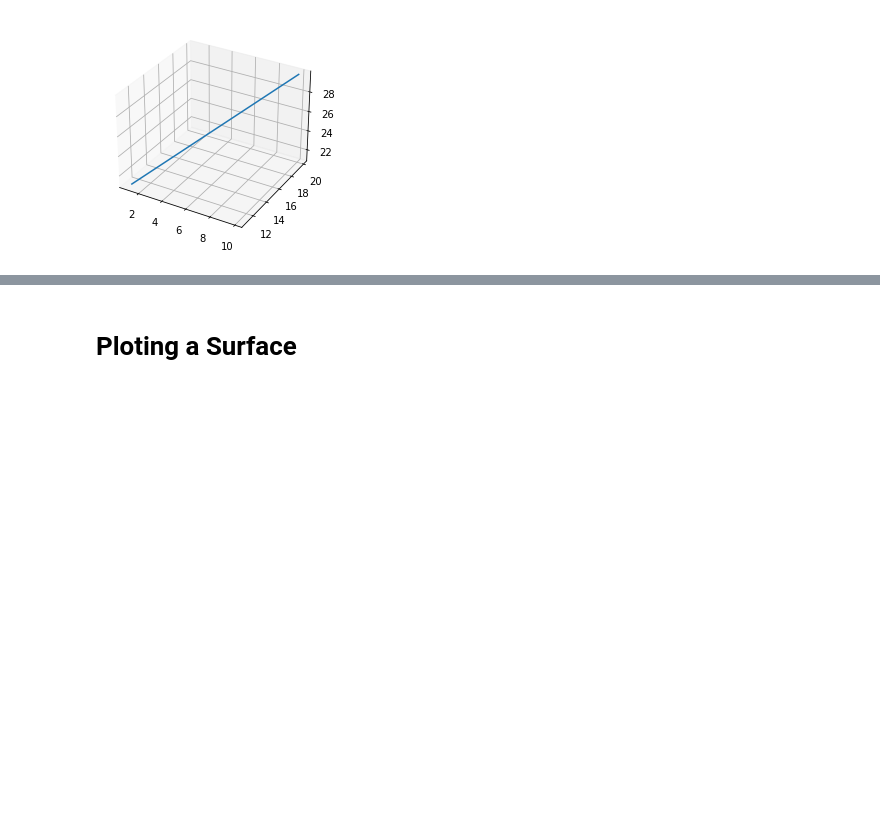
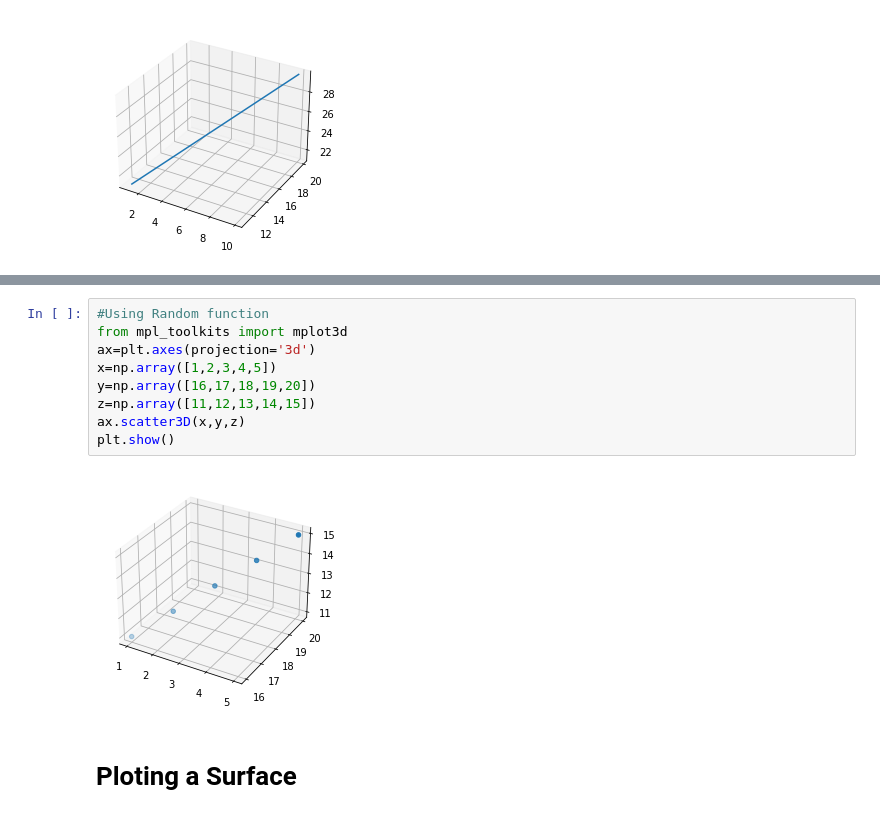
Before and after one commit to git-miji/Matplotlib, a Jupyter notebook: Matplotlib.ipynb, the cells around one changed output, grey strips where cells are left out. Saved outputs shown, nothing was run; the diff lists cells and outputs as text; blank space fills up the shorter version.

```diff
--- a/Matplotlib.ipynb
+++ b/Matplotlib.ipynb
@@ -107,3 +102,14 @@ plt.show()
+# %%
+#Using Random function
+from mpl_toolkits import mplot3d
+ax=plt.axes(projection='3d')
+x=np.array([1,2,3,4,5])
+y=np.array([16,17,18,19,20])
+z=np.array([11,12,13,14,15])
+ax.scatter3D(x,y,z)
+plt.show()
+# %% [output]
+[figure, added]
 # %% [markdown]
 # Ploting a Surface
 # %%
```
Also changed, not shown: parts of 5 cells of this notebook.
